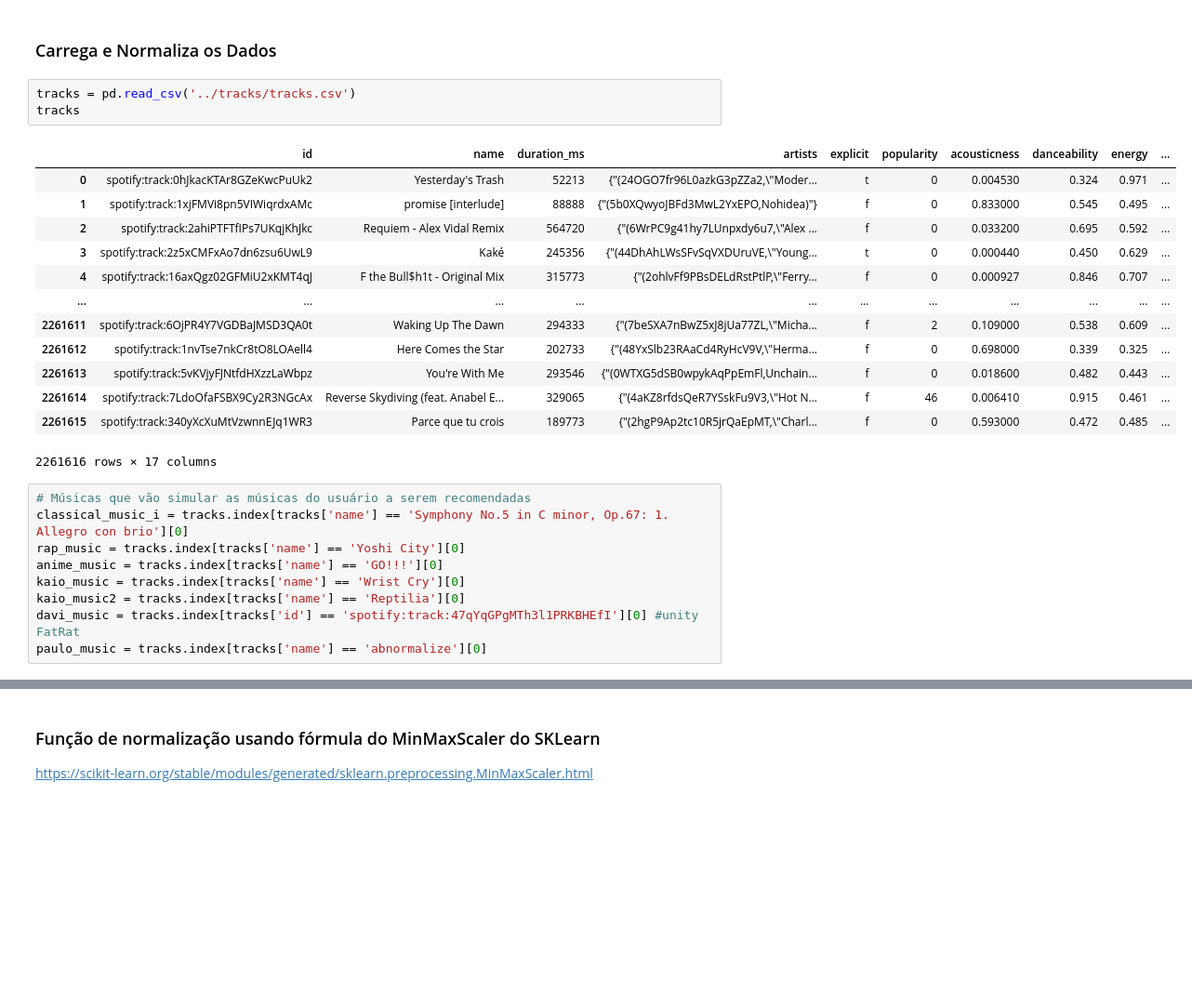
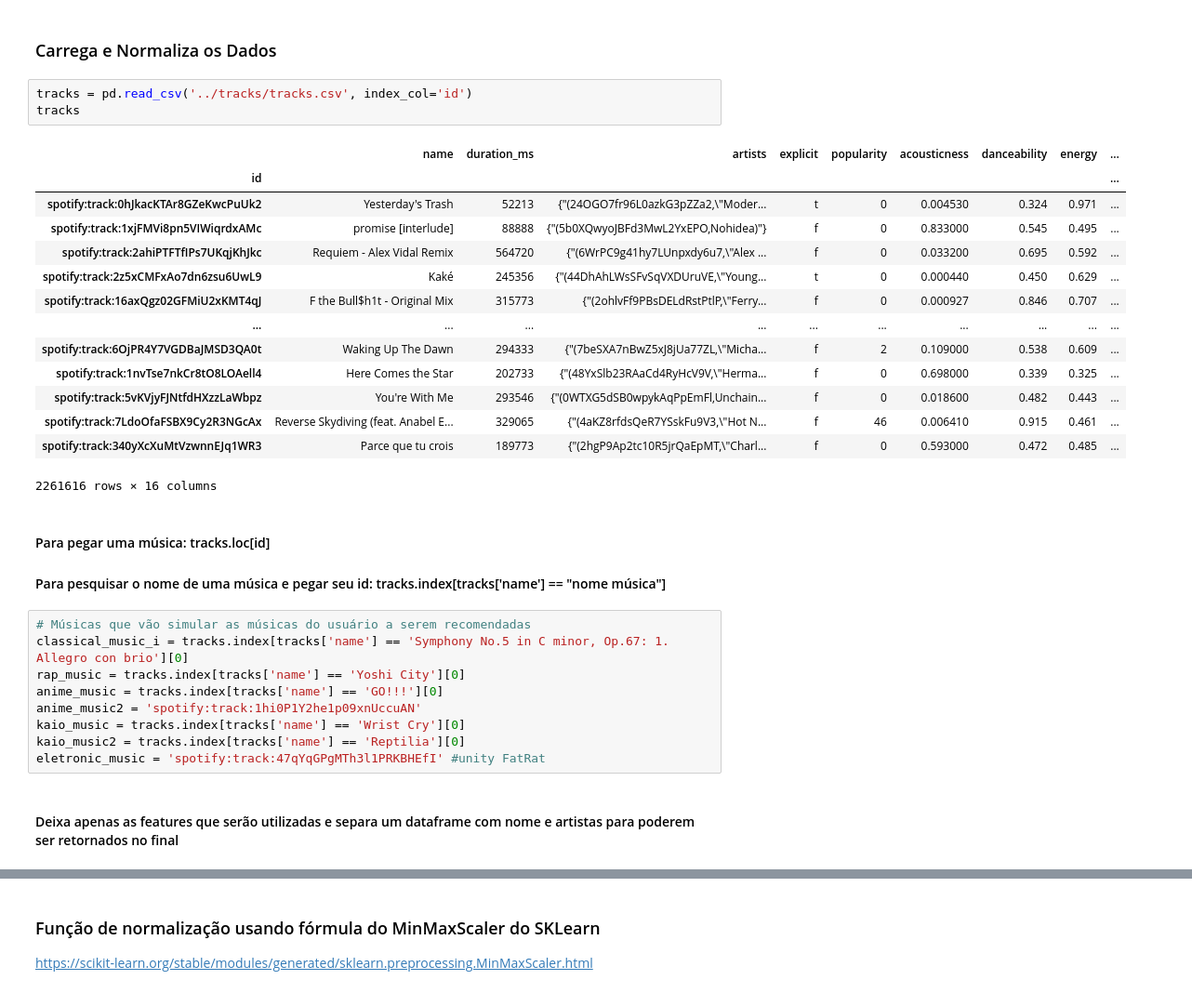
Before and after one commit to PauloFRC/SpotifyRecommender, a Jupyter notebook: models/Content Based Recommender System.ipynb, the cells around one changed output, grey strips where cells are left out. Shown at 93% size. Cells and saved outputs as stored; diff of their text form; blank space fills up the shorter version.

```diff
--- a/models/Content Based Recommender System.ipynb
+++ b/models/Content Based Recommender System.ipynb
@@ -11,30 +13,36 @@ from scipy.spatial.distance import cdist
 # %% [markdown]
 ### Carrega e Normaliza os Dados
 # %%
-tracks = pd.read_csv('../tracks/tracks.csv')
+tracks = pd.read_csv('../tracks/tracks.csv', index_col='id')
 tracks
 # %% [output]
-|  | id | name | duration_ms | artists | explicit | popularity | acousticness | danceability | energy | ... |
-| 0 | spotify:track:0hJkacKTAr8GZeKwcPuUk2 | Yesterday's Trash | 52213 | {"(24OGO7fr96L0azkG3pZZa2,\"Moder... | t | 0 | 0.004530 | 0.324 | 0.971 | ... |
-| 1 | spotify:track:1xjFMVi8pn5VIWiqrdxAMc | promise [interlude] | 88888 | {"(5b0XQwyoJBFd3MwL2YxEPO,Nohidea)"} | f | 0 | 0.833000 | 0.545 | 0.495 | ... |
-| 2 | spotify:track:2ahiPTFTfIPs7UKqjKhJkc | Requiem - Alex Vidal Remix | 564720 | {"(6WrPC9g41hy7LUnpxdy6u7,\"Alex ... | f | 0 | 0.033200 | 0.695 | 0.592 | ... |
-| 3 | spotify:track:2z5xCMFxAo7dn6zsu6UwL9 | Kaké | 245356 | {"(44DhAhLWsSFvSqVXDUruVE,\"Young... | t | 0 | 0.000440 | 0.450 | 0.629 | ... |
-| 4 | spotify:track:16axQgz02GFMiU2xKMT4qJ | F the Bull$h1t - Original Mix | 315773 | {"(2ohlvFf9PBsDELdRstPtlP,\"Ferry... | f | 0 | 0.000927 | 0.846 | 0.707 | ... |
-| ... | ... | ... | ... | ... | ... | ... | ... | ... | ... | ... |
-| 2261611 | spotify:track:6OjPR4Y7VGDBaJMSD3QA0t | Waking Up The Dawn | 294333 | {"(7beSXA7nBwZ5xJ8jUa77ZL,\"Micha... | f | 2 | 0.109000 | 0.538 | 0.609 | ... |
-| 2261612 | spotify:track:1nvTse7nkCr8tO8LOAell4 | Here Comes the Star | 202733 | {"(48YxSlb23RAaCd4RyHcV9V,\"Herma... | f | 0 | 0.698000 | 0.339 | 0.325 | ... |
-| 2261613 | spotify:track:5vKVjyFJNtfdHXzzLaWbpz | You're With Me | 293546 | {"(0WTXG5dSB0wpykAqPpEmFl,Unchain... | f | 0 | 0.018600 | 0.482 | 0.443 | ... |
-| 2261614 | spotify:track:7LdoOfaFSBX9Cy2R3NGcAx | Reverse Skydiving (feat. Anabel E... | 329065 | {"(4aKZ8rfdsQeR7YSskFu9V3,\"Hot N... | f | 46 | 0.006410 | 0.915 | 0.461 | ... |
-| 2261615 | spotify:track:340yXcXuMtVzwnnEJq1WR3 | Parce que tu crois | 189773 | {"(2hgP9Ap2tc10R5jrQaEpMT,\"Charl... | f | 0 | 0.593000 | 0.472 | 0.485 | ... |
+|  | name | duration_ms | artists | explicit | popularity | acousticness | danceability | energy | ... |
+| id |  |  |  |  |  |  |  |  | ... |
+| spotify:track:0hJkacKTAr8GZeKwcPuUk2 | Yesterday's Trash | 52213 | {"(24OGO7fr96L0azkG3pZZa2,\"Moder... | t | 0 | 0.004530 | 0.324 | 0.971 | ... |
+| spotify:track:1xjFMVi8pn5VIWiqrdxAMc | promise [interlude] | 88888 | {"(5b0XQwyoJBFd3MwL2YxEPO,Nohidea)"} | f | 0 | 0.833000 | 0.545 | 0.495 | ... |
+| spotify:track:2ahiPTFTfIPs7UKqjKhJkc | Requiem - Alex Vidal Remix | 564720 | {"(6WrPC9g41hy7LUnpxdy6u7,\"Alex ... | f | 0 | 0.033200 | 0.695 | 0.592 | ... |
+| spotify:track:2z5xCMFxAo7dn6zsu6UwL9 | Kaké | 245356 | {"(44DhAhLWsSFvSqVXDUruVE,\"Young... | t | 0 | 0.000440 | 0.450 | 0.629 | ... |
+| spotify:track:16axQgz02GFMiU2xKMT4qJ | F the Bull$h1t - Original Mix | 315773 | {"(2ohlvFf9PBsDELdRstPtlP,\"Ferry... | f | 0 | 0.000927 | 0.846 | 0.707 | ... |
+| ... | ... | ... | ... | ... | ... | ... | ... | ... | ... |
+| spotify:track:6OjPR4Y7VGDBaJMSD3QA0t | Waking Up The Dawn | 294333 | {"(7beSXA7nBwZ5xJ8jUa77ZL,\"Micha... | f | 2 | 0.109000 | 0.538 | 0.609 | ... |
+| spotify:track:1nvTse7nkCr8tO8LOAell4 | Here Comes the Star | 202733 | {"(48YxSlb23RAaCd4RyHcV9V,\"Herma... | f | 0 | 0.698000 | 0.339 | 0.325 | ... |
+| spotify:track:5vKVjyFJNtfdHXzzLaWbpz | You're With Me | 293546 | {"(0WTXG5dSB0wpykAqPpEmFl,Unchain... | f | 0 | 0.018600 | 0.482 | 0.443 | ... |
+| spotify:track:7LdoOfaFSBX9Cy2R3NGcAx | Reverse Skydiving (feat. Anabel E... | 329065 | {"(4aKZ8rfdsQeR7YSskFu9V3,\"Hot N... | f | 46 | 0.006410 | 0.915 | 0.461 | ... |
+| spotify:track:340yXcXuMtVzwnnEJq1WR3 | Parce que tu crois | 189773 | {"(2hgP9Ap2tc10R5jrQaEpMT,\"Charl... | f | 0 | 0.593000 | 0.472 | 0.485 | ... |
-2261616 rows × 17 columns
+2261616 rows × 16 columns
+# %% [markdown]
+#### Para pegar uma música: tracks.loc[id]
+#### Para pesquisar o nome de uma música e pegar seu id: tracks.index[tracks['name'] == "nome música"]
 # %%
 # Músicas que vão simular as músicas do usuário a serem recomendadas
 classical_music_i = tracks.index[tracks['name'] == 'Symphony No.5 in C minor, Op.67: 1. Allegro con brio'][0]
 rap_music = tracks.index[tracks['name'] == 'Yoshi City'][0]
 anime_music = tracks.index[tracks['name'] == 'GO!!!'][0]
+anime_music2 = 'spotify:track:1hi0P1Y2he1p09xnUccuAN'
 kaio_music = tracks.index[tracks['name'] == 'Wrist Cry'][0]
 kaio_music2 = tracks.index[tracks['name'] == 'Reptilia'][0]
-davi_music = tracks.index[tracks['id'] == 'spotify:track:47qYqGPgMTh3l1PRKBHEfI'][0] #unity FatRat
-paulo_music = tracks.index[tracks['name'] == 'abnormalize'][0]
+eletronic_music = 'spotify:track:47qYqGPgMTh3l1PRKBHEfI' #unity FatRat
+# %% [markdown]
+#### Deixa apenas as features que serão utilizadas e separa um dataframe com nome e artistas para poderem ser retornados no final
 # %%
 # guarda o id e nome
```
Also changed, not shown: parts of 17 cells of this notebook, 3 other files.
